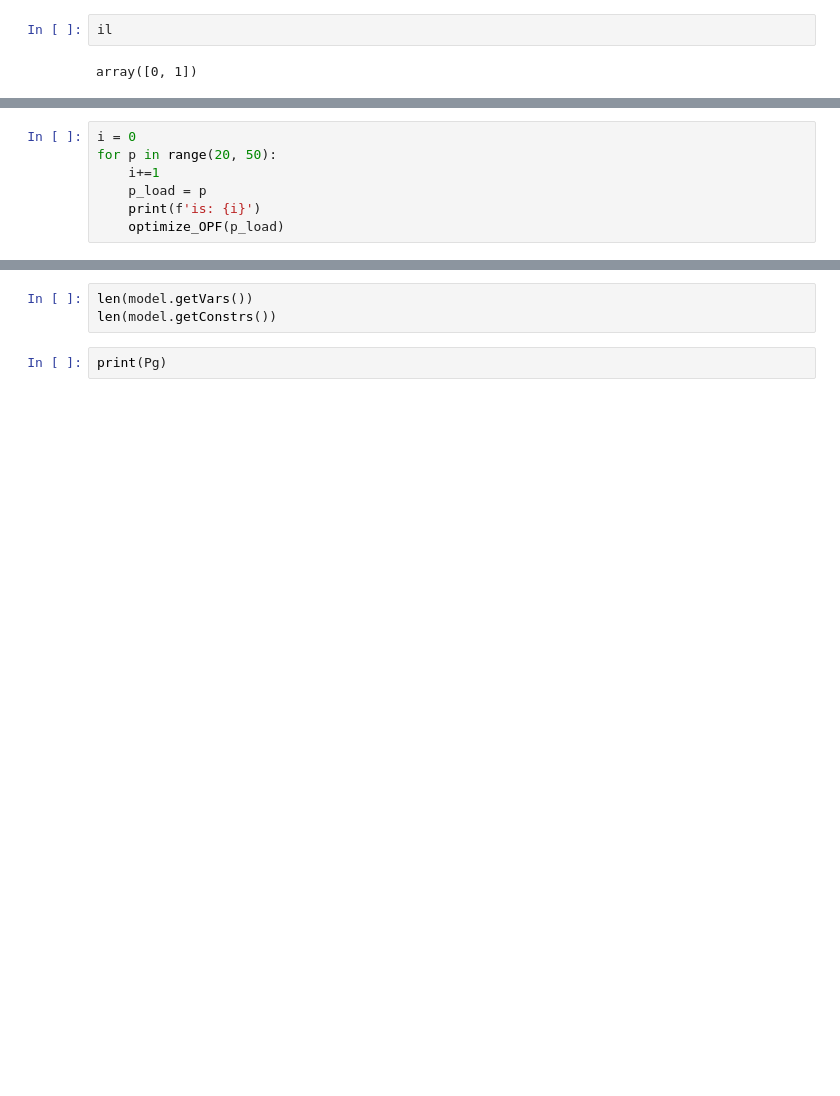
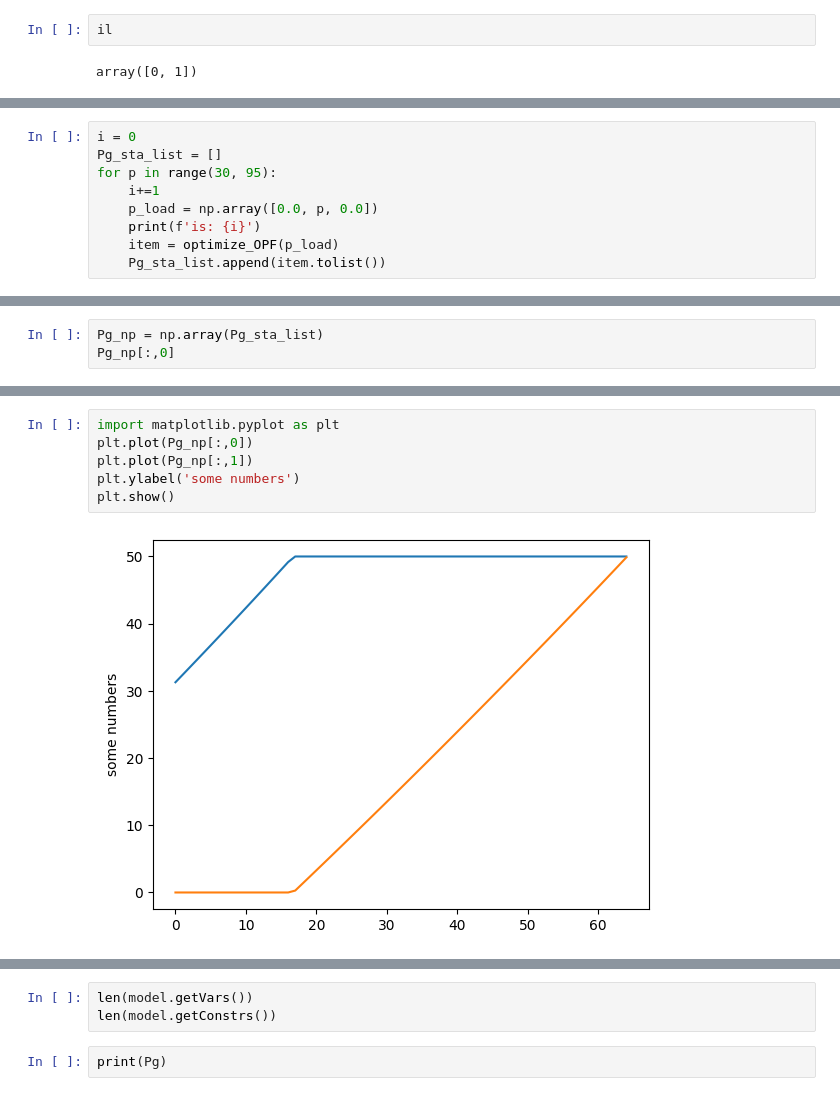
Before and after one commit to TTyyds-art/MPP_Powersystem, a Jupyter notebook: notebooks/auto_modeling_3bus.ipynb, the cells around one changed output, grey strips where cells are left out. Saved outputs shown, nothing was run; the diff lists cells and outputs as text; blank space fills up the shorter version.

```diff
--- a/notebooks/auto_modeling_3bus.ipynb
+++ b/notebooks/auto_modeling_3bus.ipynb
@@ -387,10 +448,12 @@ GurobiError: Unable to retrieve attribute 'X'
 # %%
 i = 0
-for p in range(20, 50):
+Pg_sta_list = []
+for p in range(30, 95):
     i+=1
-    p_load = p
+    p_load = np.array([0.0, p, 0.0])
     print(f'is: {i}')
-    optimize_OPF(p_load)
+    item = optimize_OPF(p_load)
+    Pg_sta_list.append(item.tolist())
 # %% [output]
 is: 1
 Set parameter NonConvex to value 2
@@ -440,0 +475,3 @@ print(Ybus)
+# %%
+Pg_np = np.array(Pg_sta_list)
+Pg_np[:,0]
@@ -440,0 +492,8 @@ print(Ybus)
+# %%
+import matplotlib.pyplot as plt
+plt.plot(Pg_np[:,0])
+plt.plot(Pg_np[:,1])
+plt.ylabel('some numbers')
+plt.show()
+# %% [output]
+[figure, added]
```
Also changed, not shown: parts of 34 cells of this notebook.
